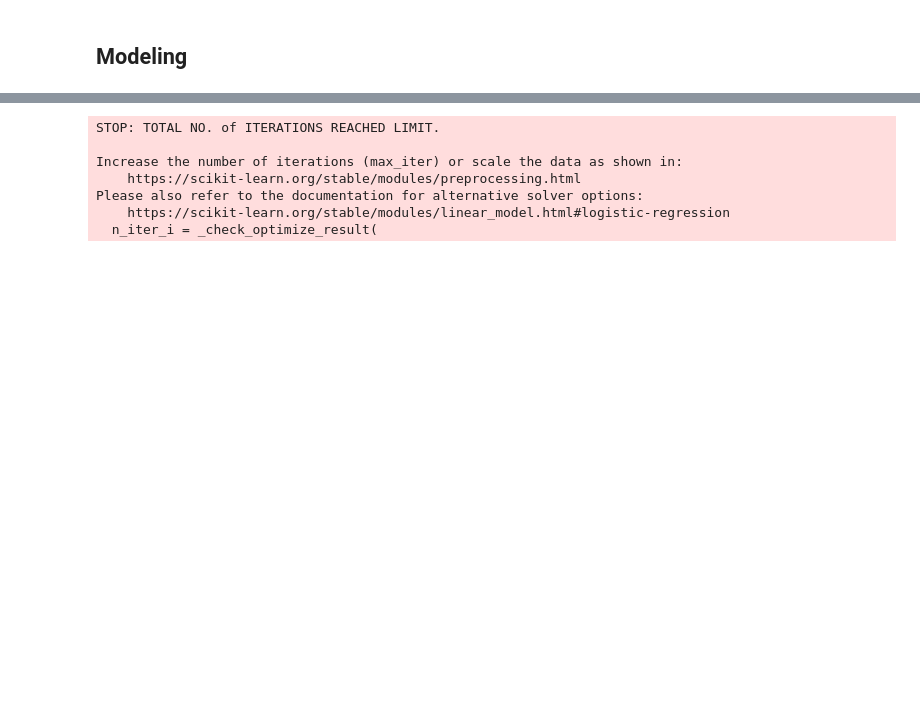
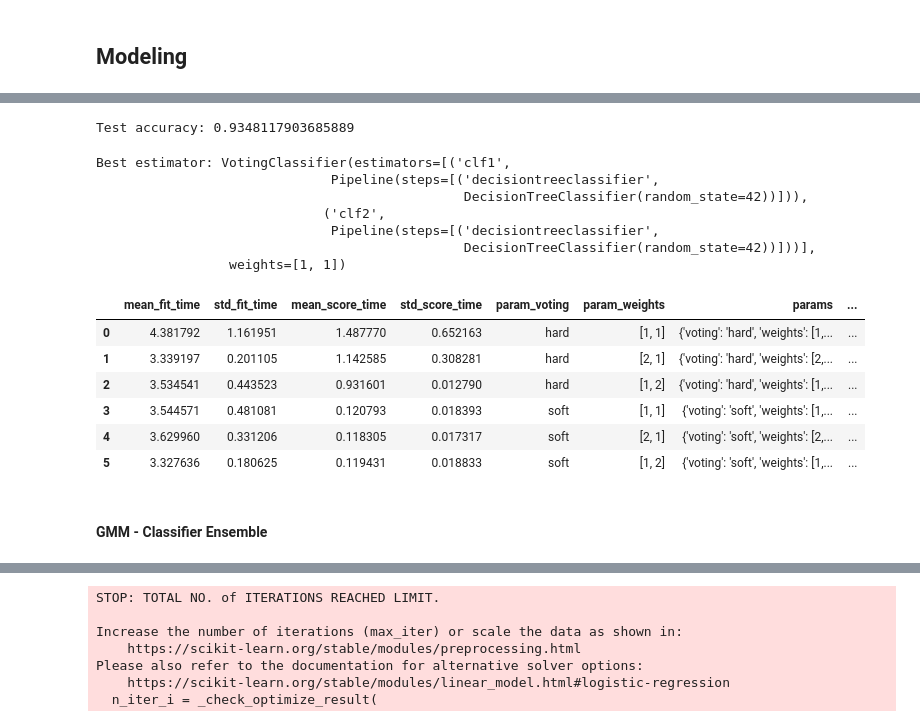
Before and after one commit to IISC-ICAIML-Porject/Covid-19-Mortality-Prediction, a Jupyter notebook: Covid_19_Mortality_prediction.ipynb, the cells around one changed output, grey strips where cells are left out. Drawn from its saved outputs; the diff is of its cells as text; code cells hidden in the pictures; blank space fills up the shorter version.

```diff
--- a/Covid_19_Mortality_prediction.ipynb
+++ b/Covid_19_Mortality_prediction.ipynb
@@ -427,0 +494,69 @@ Name: DEATH, dtype: int64
+# %%
+import pandas as pd
+from sklearn.model_selection import train_test_split, GridSearchCV
+from sklearn.pipeline import make_pipeline
+from sklearn.tree import DecisionTreeClassifier
+from sklearn.ensemble import VotingClassifier, RandomForestClassifier
+
+# separate positive and negative samples
+X_train_pos = X_train[y_train == 0]
+y_train_pos = y_train[y_train == 0]
+X_train_neg = X_train[y_train == 1]
+y_train_neg = y_train[y_train == 1]
+# Define individual classifiers
+clf1 = make_pipeline(DecisionTreeClassifier(random_state=42))
+clf2 = make_pipeline(DecisionTreeClassifier(random_state=42))
+
+# Fit classifiers on masked data
+clf1.fit(X_train_pos, y_train_pos)
+clf2.fit(X_train_neg, y_train_neg)
+
+# Define parameter grid for grid search
+param_grid = {
+    'voting': ['hard', 'soft'],
+    'weights': [[1, 1], [2, 1], [1, 2]]
+}
+
+# Define the ensemble model
+ensemble_model = VotingClassifier(estimators=[
+    ('clf1', clf1),
+    ('clf2', clf2)
+])
+
+# Define the grid search object
+grid_search = GridSearchCV(
+    ensemble_model,
+    param_grid=param_grid,
+    cv=5,
+    scoring="f1"
+)
+
+# Fit the grid search object to the data
+grid_search.fit(X_train, y_train)
+
+# Get the best model and print its accuracy
+best_model = grid_search.best_estimator_
+test_accuracy = best_model.score(X_val, y_val)
+print('Test accuracy:', test_accuracy)
+# %% [output]
+Test accuracy: 0.9348117903685889
+# %%
+print("Best estimator:",best_model)
+pd.DataFrame(grid_search.cv_results_)
+# %% [output]
+Best estimator: VotingClassifier(estimators=[('clf1',
+                              Pipeline(steps=[('decisiontreeclassifier',
+                                               DecisionTreeClassifier(random_state=42))])),
+                             ('clf2',
+                              Pipeline(steps=[('decisiontreeclassifier',
+                                               DecisionTreeClassifier(random_state=42))]))],
+                 weights=[1, 1])
+|  | mean_fit_time | std_fit_time | mean_score_time | std_score_time | param_voting | param_weights | params | ... |
+| 0 | 4.381792 | 1.161951 | 1.487770 | 0.652163 | hard | [1, 1] | {'voting': 'hard', 'weights': [1,... | ... |
+| 1 | 3.339197 | 0.201105 | 1.142585 | 0.308281 | hard | [2, 1] | {'voting': 'hard', 'weights': [2,... | ... |
+| 2 | 3.534541 | 0.443523 | 0.931601 | 0.012790 | hard | [1, 2] | {'voting': 'hard', 'weights': [1,... | ... |
+| 3 | 3.544571 | 0.481081 | 0.120793 | 0.018393 | soft | [1, 1] | {'voting': 'soft', 'weights': [1,... | ... |
+| 4 | 3.629960 | 0.331206 | 0.118305 | 0.017317 | soft | [2, 1] | {'voting': 'soft', 'weights': [2,... | ... |
+| 5 | 3.327636 | 0.180625 | 0.119431 | 0.018833 | soft | [1, 2] | {'voting': 'soft', 'weights': [1,... | ... |
+# %% [markdown]
+#### GMM - Classifier Ensemble
```
Also changed, not shown: parts of 30 cells of this notebook.
